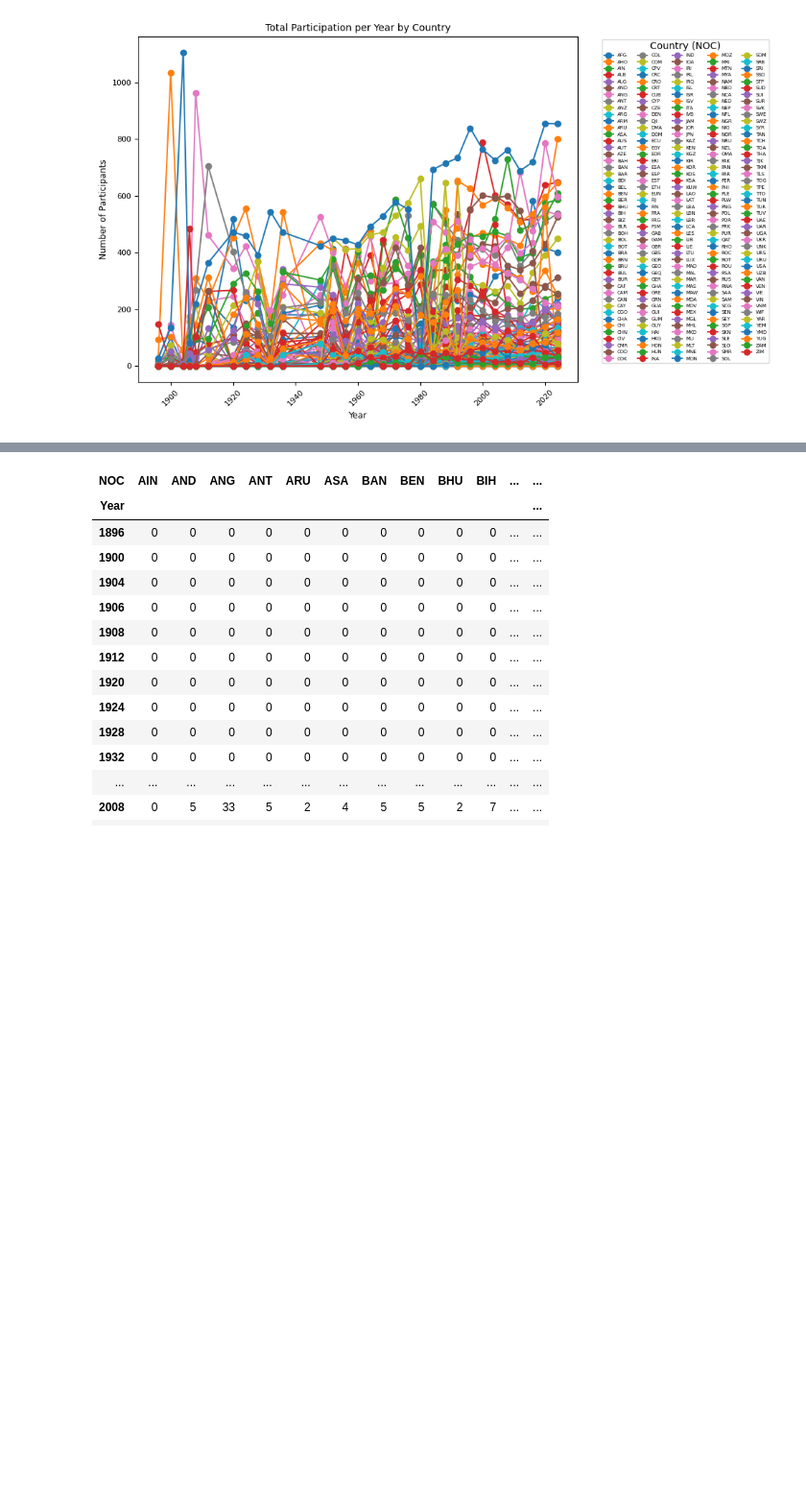
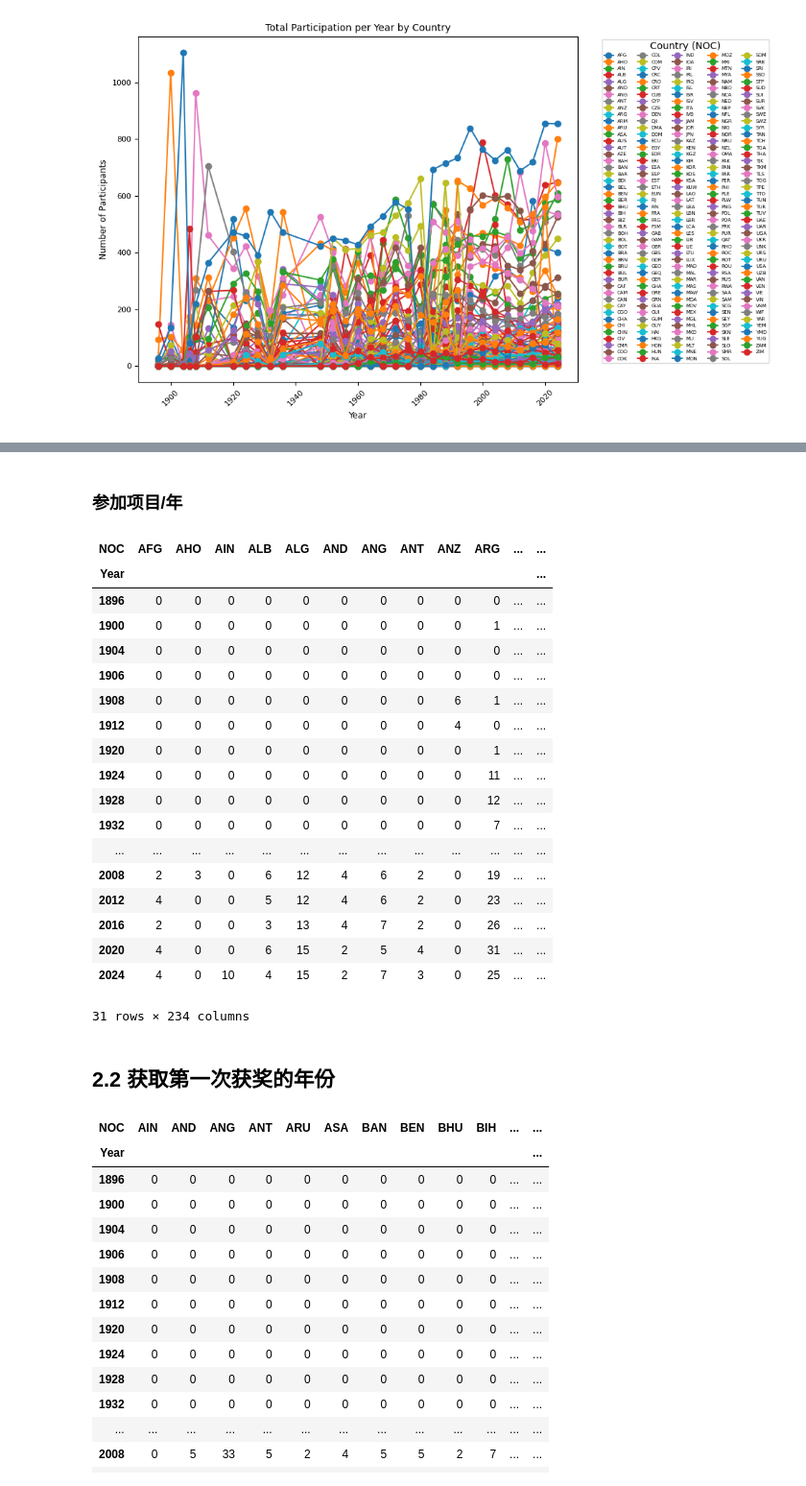
Before and after one commit to rainbowyuyu/MCM, a Jupyter notebook: model_and_code/data_processing.ipynb, the cells around one changed output, grey strips where cells are left out. Shown at 96% size. Drawn from its saved outputs; the diff is of its cells as text; code cells hidden in the pictures; blank space fills up the shorter version.

```diff
--- a/model_and_code/data_processing.ipynb
+++ b/model_and_code/data_processing.ipynb
@@ -1013,3 +1072,42 @@ participation_by_year_country
+# %% [markdown]
+### 参加项目/年
+# %%
+# 假设 'athletes' 是一个包含 'Year', 'NOC' 和 'Sport' 列的 DataFrame
+sport_count_year = athletes.groupby(['Year', 'NOC'])['Sport'].nunique().reset_index()
+
+# 将 'Year' 设置为行，'ROC' 设置为列，值为每个组合的不同 'Sport' 数量
+sport_count_pivot = sport_count_year.pivot(index='Year', columns='NOC', values='Sport')
+
+# 填充 NaN 值为 0
+sport_count_pivot.fillna(0, inplace=True)
+
+# 将所有值转换为整数类型
+sport_count_pivot = sport_count_pivot.astype(int)
+
+# 输出结果
+sport_count_pivot
+# %% [output]
+| NOC | AFG | AHO | AIN | ALB | ALG | AND | ANG | ANT | ANZ | ARG | ... | ... |
+| Year |  |  |  |  |  |  |  |  |  |  |  | ... |
+| 1896 | 0 | 0 | 0 | 0 | 0 | 0 | 0 | 0 | 0 | 0 | ... | ... |
+| 1900 | 0 | 0 | 0 | 0 | 0 | 0 | 0 | 0 | 0 | 1 | ... | ... |
+| 1904 | 0 | 0 | 0 | 0 | 0 | 0 | 0 | 0 | 0 | 0 | ... | ... |
+| 1906 | 0 | 0 | 0 | 0 | 0 | 0 | 0 | 0 | 0 | 0 | ... | ... |
+| 1908 | 0 | 0 | 0 | 0 | 0 | 0 | 0 | 0 | 6 | 1 | ... | ... |
+| 1912 | 0 | 0 | 0 | 0 | 0 | 0 | 0 | 0 | 4 | 0 | ... | ... |
+| 1920 | 0 | 0 | 0 | 0 | 0 | 0 | 0 | 0 | 0 | 1 | ... | ... |
+| 1924 | 0 | 0 | 0 | 0 | 0 | 0 | 0 | 0 | 0 | 11 | ... | ... |
+| 1928 | 0 | 0 | 0 | 0 | 0 | 0 | 0 | 0 | 0 | 12 | ... | ... |
+| 1932 | 0 | 0 | 0 | 0 | 0 | 0 | 0 | 0 | 0 | 7 | ... | ... |
+| ... | ... | ... | ... | ... | ... | ... | ... | ... | ... | ... | ... | ... |
+| 2008 | 2 | 3 | 0 | 6 | 12 | 4 | 6 | 2 | 0 | 19 | ... | ... |
+| 2012 | 4 | 0 | 0 | 5 | 12 | 4 | 6 | 2 | 0 | 23 | ... | ... |
+| 2016 | 2 | 0 | 0 | 3 | 13 | 4 | 7 | 2 | 0 | 26 | ... | ... |
+| 2020 | 4 | 0 | 0 | 6 | 15 | 2 | 5 | 4 | 0 | 31 | ... | ... |
+| 2024 | 4 | 0 | 10 | 4 | 15 | 2 | 7 | 3 | 0 | 25 | ... | ... |
+31 rows × 234 columns
+# %% [markdown]
+## 2.2 获取第一次获奖的年份
 # %%
 # 假设 NOC 是你想要删除的列名
 noc_names_to_remove = medal_counts['NOC'].unique()
```
Also changed, not shown: parts of 27 cells of this notebook, 1 other file.
